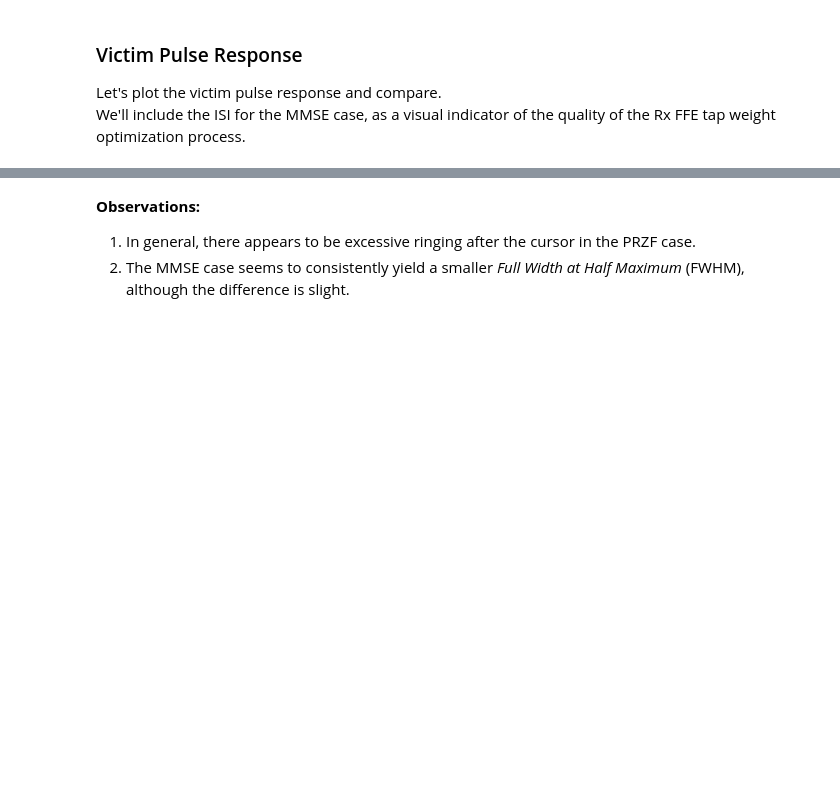
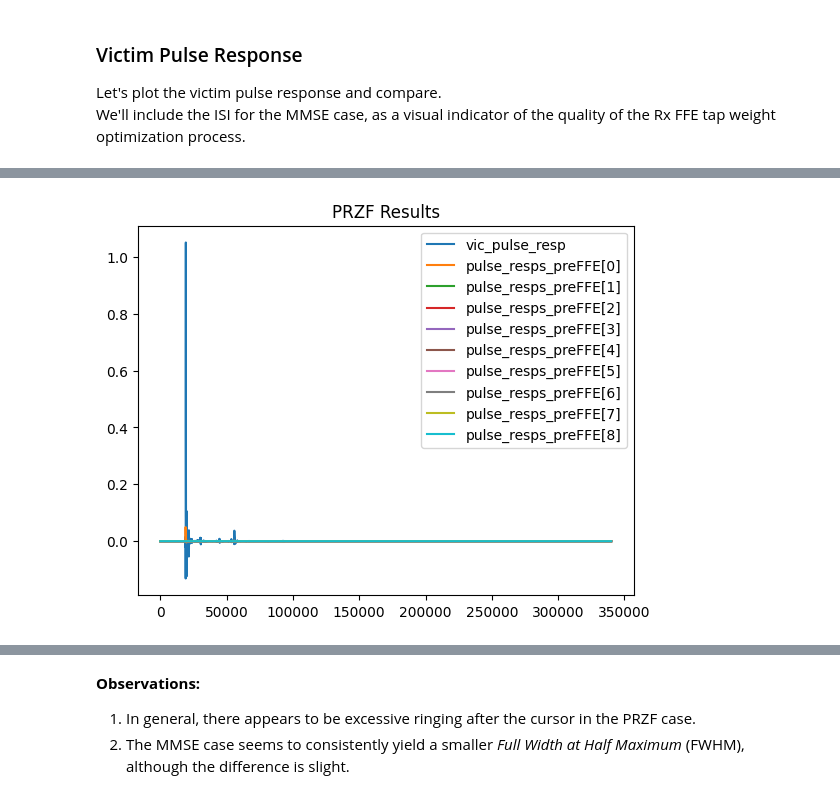
Before and after one commit to capn-freako/PyChOpMarg, a Jupyter notebook: PyChOpMarg_8023dj.ipynb, the cells around one changed output, grey strips where cells are left out. Drawn from its saved outputs; the diff is of its cells as text; code cells hidden in the pictures; blank space fills up the shorter version.

```diff
--- a/PyChOpMarg_8023dj.ipynb
+++ b/PyChOpMarg_8023dj.ipynb
@@ -761,0 +845,11 @@ plot_group_samps(
+# %%
+theCOM = list(list(_theCOMs.items())[0][1].items())[0][1]
+# %%
+plt.plot(theCOM.fom_rslts['vic_pulse_resp'], label="vic_pulse_resp")
+for n, pr in enumerate(theCOM.fom_rslts['pulse_resps']):
+    plt.plot(pr, label=f"pulse_resps_preFFE[{n}]")
+plt.title("PRZF Results")
+plt.legend()
+plt.show()
+# %% [output]
+[figure, added]
```
Also changed, not shown: parts of 34 cells of this notebook, 7 other files.
